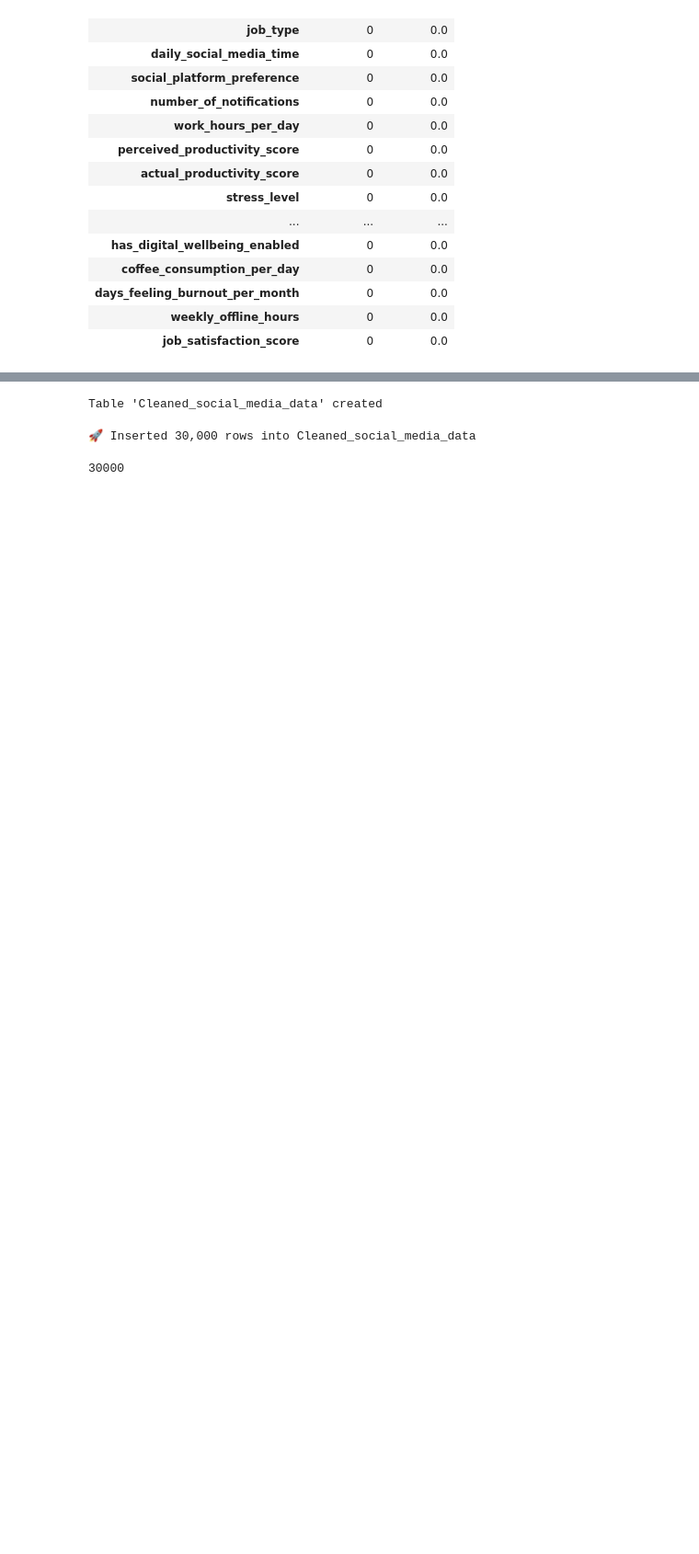
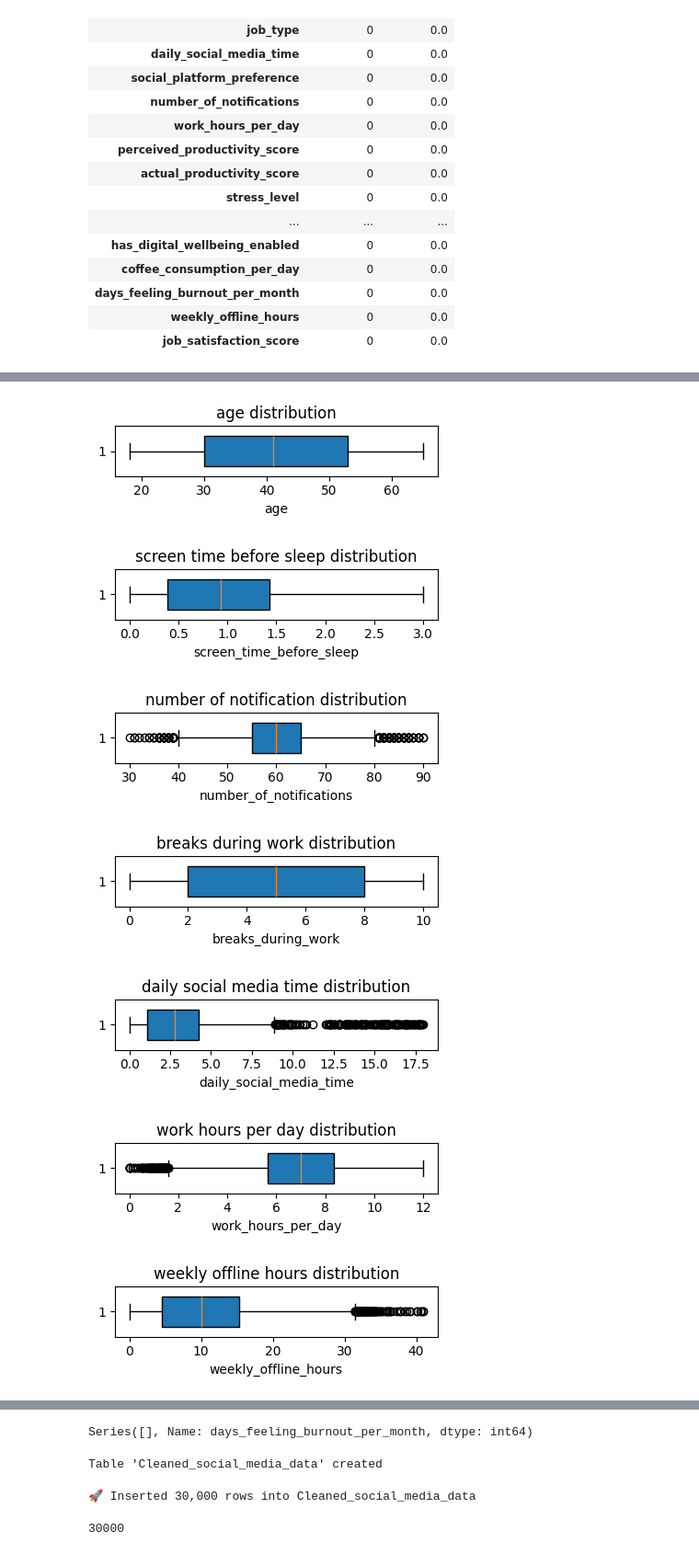
Before and after one commit to melatteshome/social-media-productivity-prediction, a Jupyter notebook: Notebooks/data_preparing.ipynb, the cells around one changed output, grey strips where cells are left out. Shown: that part at 92% size. Cells and saved outputs as stored; diff of their text form; code cells hidden in the pictures; blank space fills up the shorter version.

Commit message:
checked for outliers using box blots

```diff
--- a/Notebooks/data_preparing.ipynb
+++ b/Notebooks/data_preparing.ipynb
@@ -86,0 +112,19 @@ check_for_missing_values
+# %%
+show_outliers(series= pd.to_numeric(cleaned_data['age']) ,title="age distribution",)
+show_outliers(series= pd.to_numeric(cleaned_data['screen_time_before_sleep']) ,title="screen time before sleep distribution",)
+show_outliers(series=cleaned_data['number_of_notifications'] , title= "number of notification distribution")
+show_outliers(series= pd.to_numeric(cleaned_data['breaks_during_work']) , title="breaks during work distribution",)
+show_outliers(series= pd.to_numeric(cleaned_data['daily_social_media_time']) , title="daily social media time distribution",)
+show_outliers(series= pd.to_numeric(cleaned_data['work_hours_per_day']) , title="work hours per day distribution",)
+show_outliers(series= pd.to_numeric(cleaned_data['weekly_offline_hours']) , title="weekly offline hours distribution",)
+show_outliers(series= pd.to_numeric(cleaned_data['sleep_hours']) , title="sleep hours distribution",)
+show_outliers(series= pd.to_numeric(cleaned_data['coffee_consumption_per_day']) , title="coffee consumption per day distribution",)
+show_outliers(series= pd.to_numeric(cleaned_data['days_feeling_burnout_per_month']) , title="days of feeling burnout per month distribution",)
+# %% [output]
+[figure, added]
+[figure, added]
+[figure, added]
+[figure, added]
+[figure, added]
+[figure, added]
+[figure, added]
@@ -87 +134,2 @@ check_for_missing_values
+Series([], Name: days_feeling_burnout_per_month, dtype: int64)
 # %%
```
Also changed, not shown: parts of 6 cells of this notebook.
